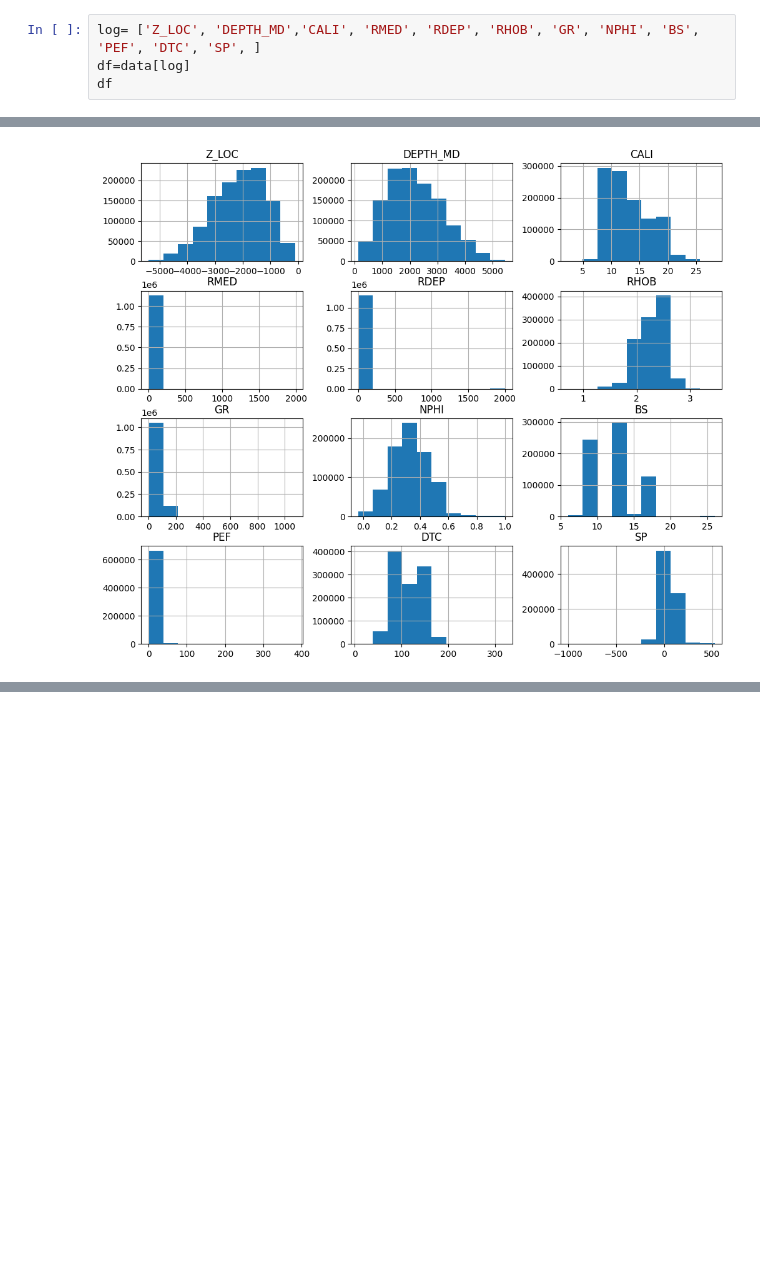
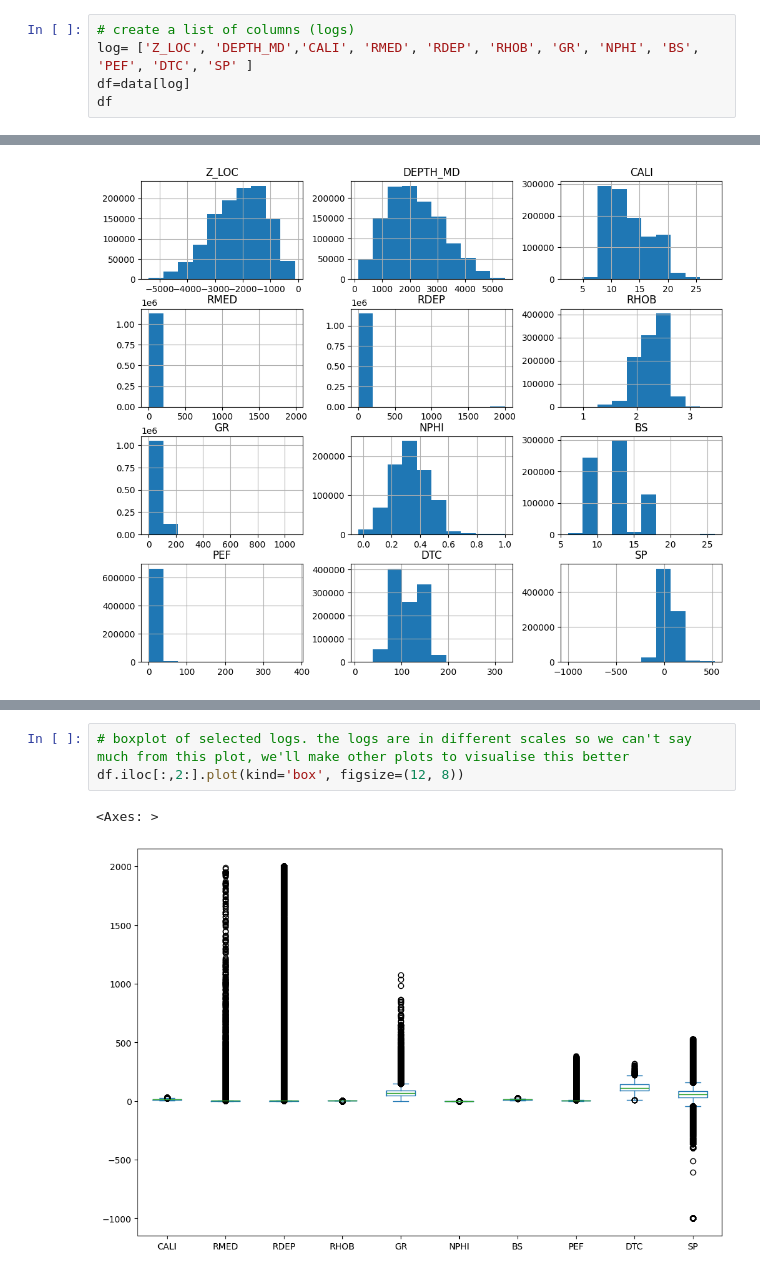
Before and after one commit to Promisekeh/Lithology-Prediction-with-Machine-Learning, a Jupyter notebook: notebooks/001-Exploratory Data Analysis.ipynb, the cells around one changed output, grey strips where cells are left out. Cells and saved outputs as stored; diff of their text form; blank space fills up the shorter version.

```diff
--- a/notebooks/001-Exploratory Data Analysis.ipynb
+++ b/notebooks/001-Exploratory Data Analysis.ipynb
@@ -245,5 +243,6 @@ dtype: int64
 # %%
-log= ['Z_LOC', 'DEPTH_MD','CALI', 'RMED', 'RDEP', 'RHOB', 'GR', 'NPHI', 'BS', 'PEF', 'DTC', 'SP', ]
+# create a list of columns (logs)
+log= ['Z_LOC', 'DEPTH_MD','CALI', 'RMED', 'RDEP', 'RHOB', 'GR', 'NPHI', 'BS', 'PEF', 'DTC', 'SP' ]
 df=data[log]
 df
 # %% [output]
@@ -323,0 +323,6 @@ use plotly
+# %%
+# boxplot of selected logs. the logs are in different scales so we can't say much from this plot, we'll make other plots to visualise this better
+df.iloc[:,2:].plot(kind='box', figsize=(12, 8))
+# %% [output]
+<Axes: >
+[figure, added]
```
Also changed, not shown: parts of 76 cells of this notebook.
